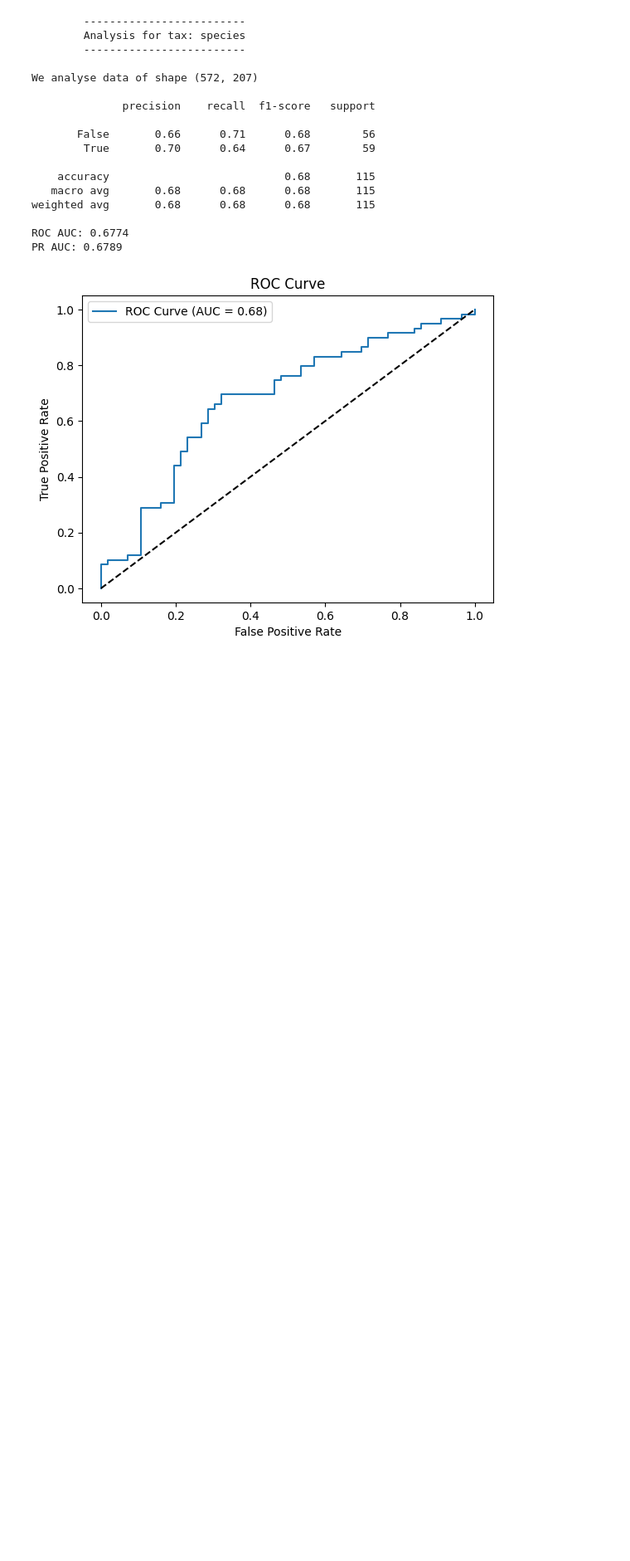
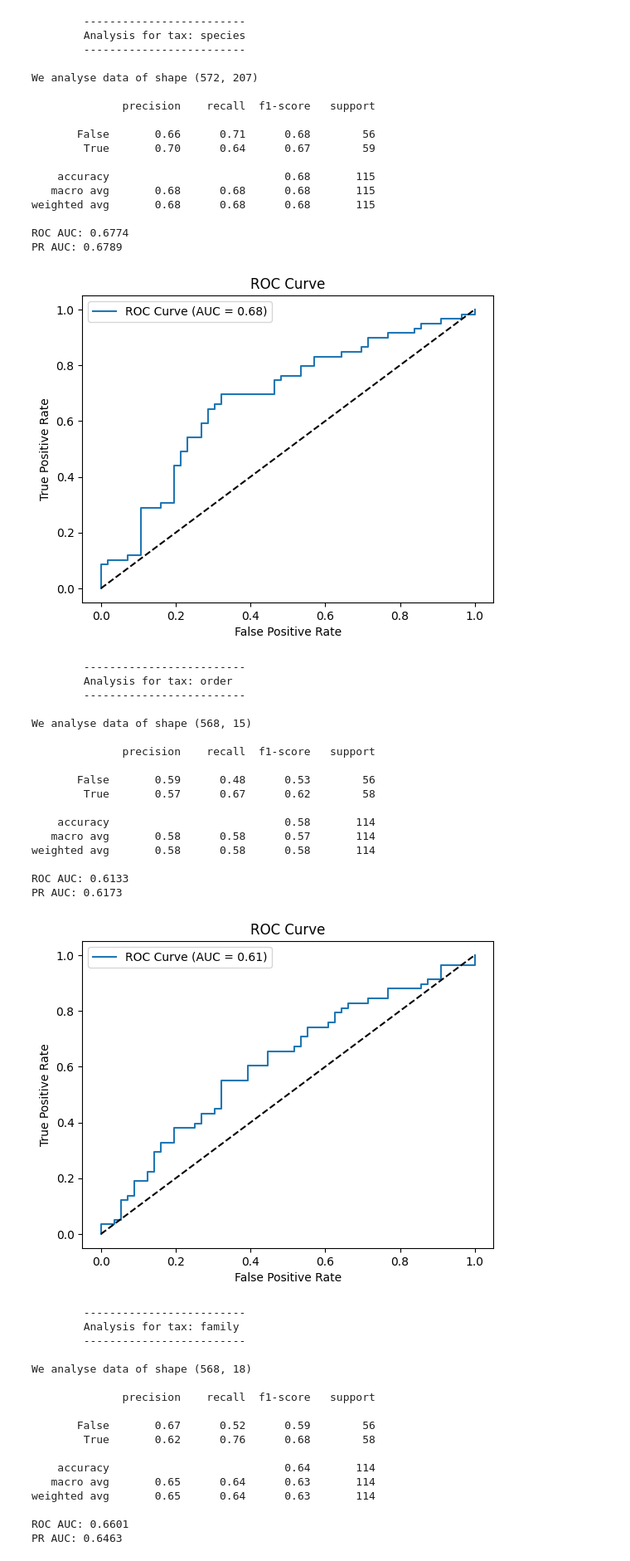
Before and after one commit to aadenisova/shortgun, a Jupyter notebook: analysis/Diabetes_model.ipynb, the cells around one changed output. Shown at 83% size. Saved outputs shown, nothing was run; the diff lists cells and outputs as text; code cells hidden in the pictures; blank space fills up the shorter version.

```diff
--- a/analysis/Diabetes_model.ipynb
+++ b/analysis/Diabetes_model.ipynb
@@ -11,17 +12,21 @@ data_dir = Path(config['data_dir'])
 output_dir = Path(config['output_dir'])
 tax_levels = config.get('tax_levels', ['species'])
 # %%
-import pandas as pd
-
 data_orig = {}
+data_pca = {}
 
 for tax in tax_levels:
     dataframe = pd.read_csv(
         output_dir / f'data_processed/abundance_{tax}.csv', sep=',', index_col = "sampleid"
     )
+    data_orig[tax] = dataframe
 
-    label = tax
-    data_orig[label] = dataframe
+    df = pd.read_csv(
+        output_dir / f'pca/abundance_{tax}.csv', sep=';', header=None
+    )
+    df.index = dataframe.index
+
+    data_pca[tax] = df
 # %%
 anketa = pd.read_csv(
     data_dir / "anketa_data_vdWGS.tsv",
@@ -186,3 +191,42 @@ weighted avg       0.68      0.68      0.68       115
 ROC AUC: 0.6774
 PR AUC: 0.6789
 [figure]
+# %%
+for tax in tax_levels:
+    get_log_reg_for_taxa(tax, anketa_diseases = X_balanced, data_orig=data_pca)
+# %% [output]
+        -------------------------
+        Analysis for tax: order
+        -------------------------
+
+We analyse data of shape (568, 15)
+
+              precision    recall  f1-score   support
+
+       False       0.59      0.48      0.53        56
+        True       0.57      0.67      0.62        58
+
+    accuracy                           0.58       114
+   macro avg       0.58      0.58      0.57       114
+weighted avg       0.58      0.58      0.58       114
+
+ROC AUC: 0.6133
+PR AUC: 0.6173
+[figure, added]
+        -------------------------
+        Analysis for tax: family
+        -------------------------
+
+We analyse data of shape (568, 18)
+
+              precision    recall  f1-score   support
+
+       False       0.67      0.52      0.59        56
+        True       0.62      0.76      0.68        58
+
+    accuracy                           0.64       114
+   macro avg       0.65      0.64      0.63       114
+weighted avg       0.65      0.64      0.63       114
+
+ROC AUC: 0.6601
+PR AUC: 0.6463
```
Also changed, not shown: parts of 4 cells of this notebook.
